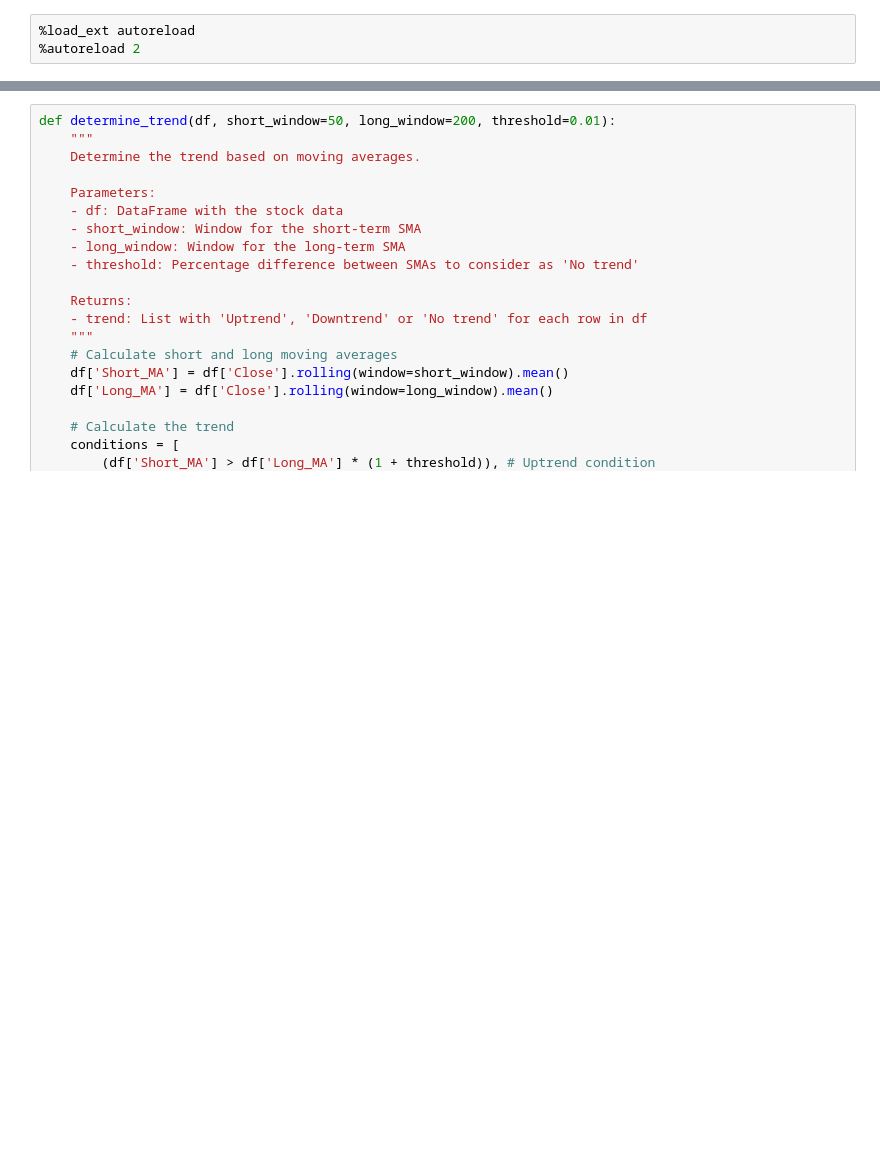
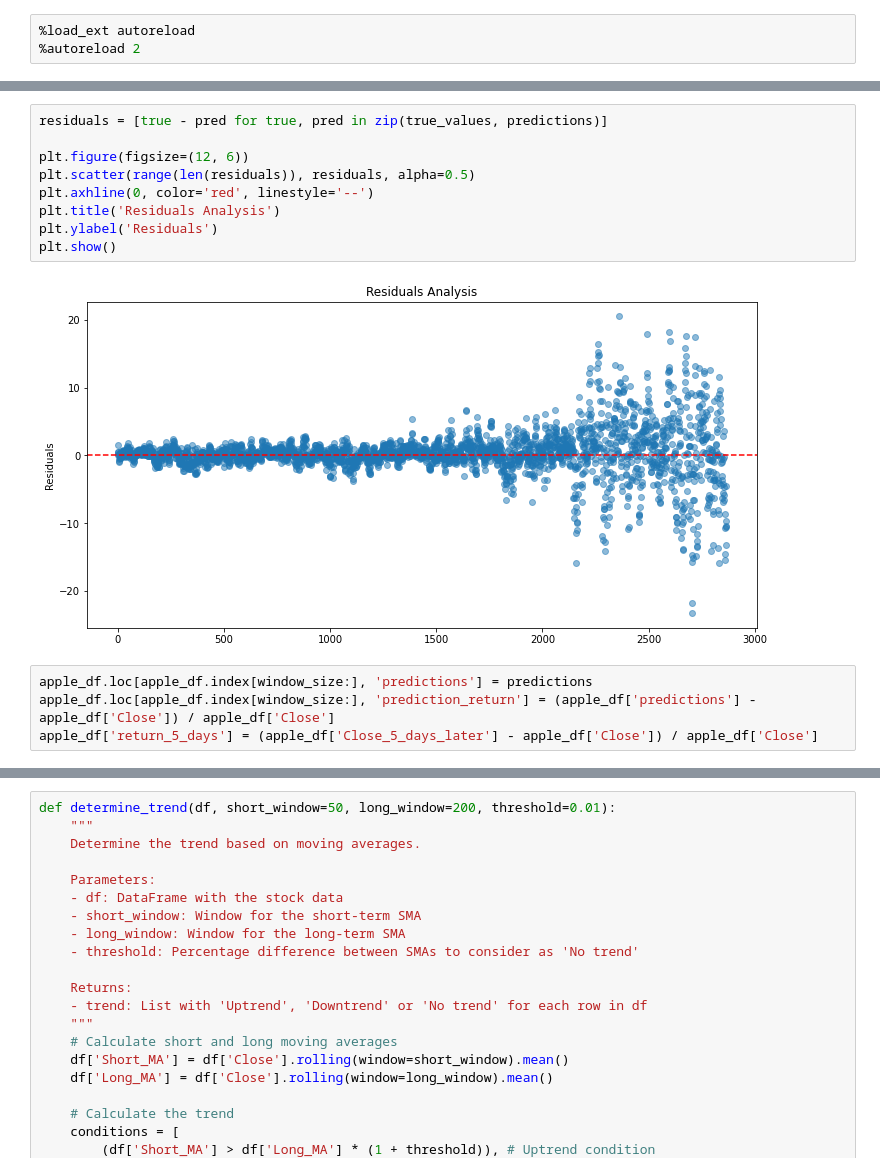
Before and after one commit to howie-zeng/Analyzing-Retail-Sentiment-and-Detecting-Trading-Signals, a Jupyter notebook: Stock_Analysis_Prediction/Stock/model_signal.ipynb, the cells around one changed output, grey strips where cells are left out. Saved outputs shown, nothing was run; the diff lists cells and outputs as text; blank space fills up the shorter version.

Commit message:
utilized weekly return to represent signal

```diff
--- a/Stock_Analysis_Prediction/Stock/model_signal.ipynb
+++ b/Stock_Analysis_Prediction/Stock/model_signal.ipynb
@@ -56,0 +169,15 @@ Data fetched for ^TNX
+# %%
+residuals = [true - pred for true, pred in zip(true_values, predictions)]
+
+plt.figure(figsize=(12, 6))
+plt.scatter(range(len(residuals)), residuals, alpha=0.5)
+plt.axhline(0, color='red', linestyle='--')
+plt.title('Residuals Analysis')
+plt.ylabel('Residuals')
+plt.show()
+# %% [output]
+[figure, added]
+# %%
+apple_df.loc[apple_df.index[window_size:], 'predictions'] = predictions
+apple_df.loc[apple_df.index[window_size:], 'prediction_return'] = (apple_df['predictions'] - apple_df['Close']) / apple_df['Close']
+apple_df['return_5_days'] = (apple_df['Close_5_days_later'] - apple_df['Close']) / apple_df['Close']
```
Also changed, not shown: parts of 14 cells of this notebook.
